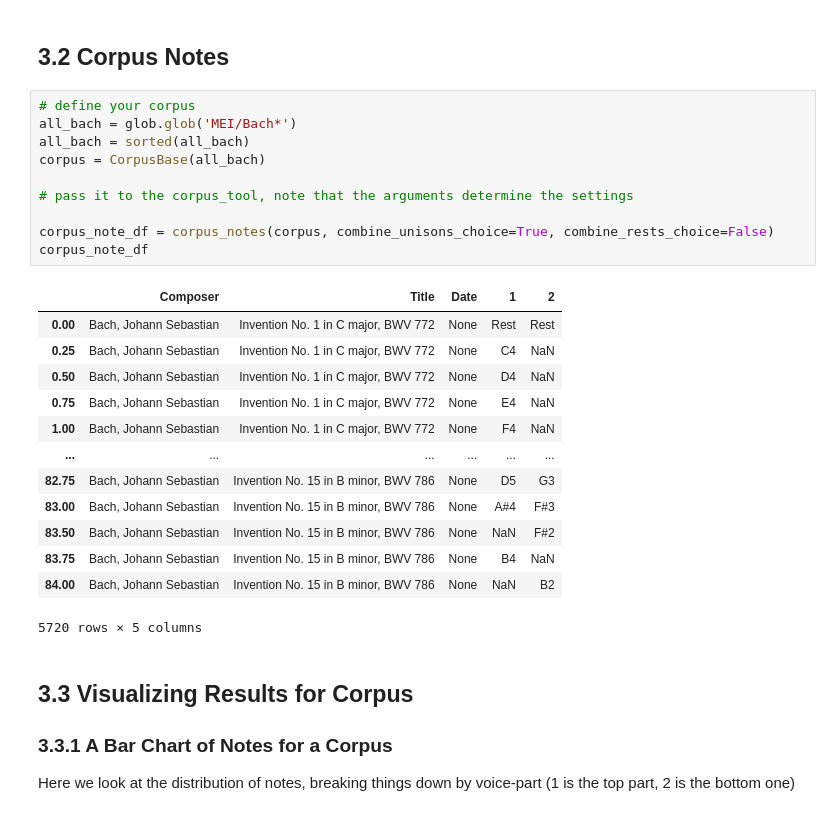
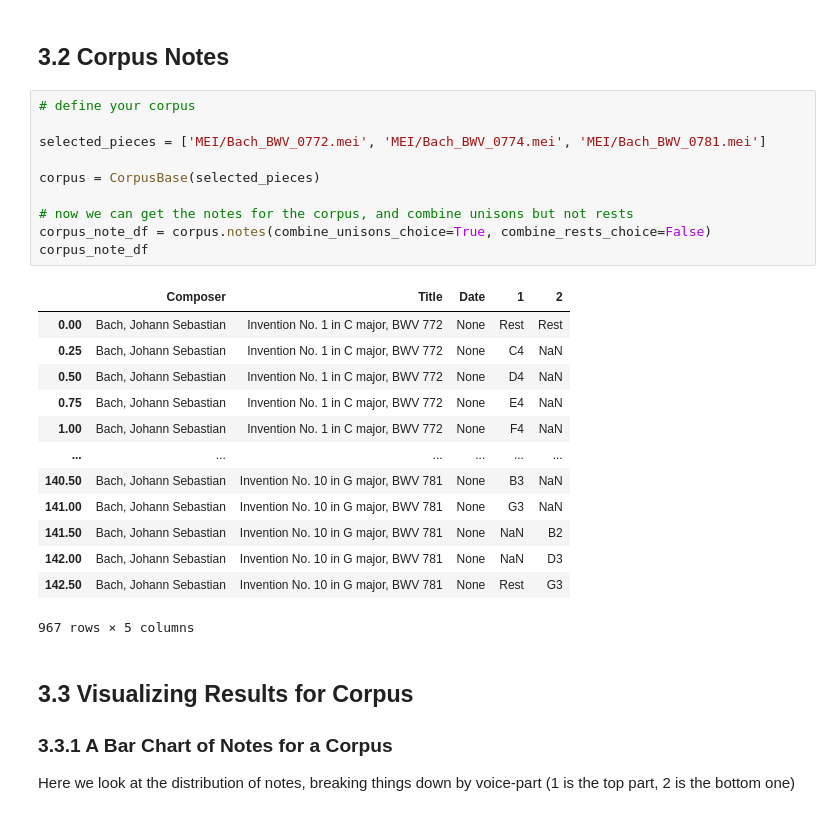
Before and after one commit to RichardFreedman/Heidelberg_Class, a Jupyter notebook: 04 MEI M21 CRIM Intervals/CRIM_Intervals_Duos.ipynb, the cells around one changed output. Cells and saved outputs as stored; diff of their text form.

```diff
--- a/04 MEI M21 CRIM Intervals/CRIM_Intervals_Duos.ipynb
+++ b/04 MEI M21 CRIM Intervals/CRIM_Intervals_Duos.ipynb
@@ -741,28 +757,28 @@ Here are all the corpus tools, in brief:
 ## 3.2  Corpus Notes
 # %%
 # define your corpus
-all_bach = glob.glob('MEI/Bach*')
-all_bach = sorted(all_bach)
-corpus = CorpusBase(all_bach)
 
-# pass it to the corpus_tool, note that the arguments determine the settings
+selected_pieces = ['MEI/Bach_BWV_0772.mei', 'MEI/Bach_BWV_0774.mei', 'MEI/Bach_BWV_0781.mei']
 
-corpus_note_df = corpus_notes(corpus, combine_unisons_choice=True, combine_rests_choice=False)
+corpus = CorpusBase(selected_pieces)
+
+# now we can get the notes for the corpus, and combine unisons but not rests
+corpus_note_df = corpus.notes(combine_unisons_choice=True, combine_rests_choice=False)
 corpus_note_df
 # %% [output]
 |  | Composer | Title | Date | 1 | 2 |
 | 0.00 | Bach, Johann Sebastian | Invention No. 1 in C major, BWV 772 | None | Rest | Rest |
 | 0.25 | Bach, Johann Sebastian | Invention No. 1 in C major, BWV 772 | None | C4 | NaN |
 | 0.50 | Bach, Johann Sebastian | Invention No. 1 in C major, BWV 772 | None | D4 | NaN |
 | 0.75 | Bach, Johann Sebastian | Invention No. 1 in C major, BWV 772 | None | E4 | NaN |
 | 1.00 | Bach, Johann Sebastian | Invention No. 1 in C major, BWV 772 | None | F4 | NaN |
 | ... | ... | ... | ... | ... | ... |
-| 82.75 | Bach, Johann Sebastian | Invention No. 15 in B minor, BWV 786 | None | D5 | G3 |
-| 83.00 | Bach, Johann Sebastian | Invention No. 15 in B minor, BWV 786 | None | A#4 | F#3 |
-| 83.50 | Bach, Johann Sebastian | Invention No. 15 in B minor, BWV 786 | None | NaN | F#2 |
-| 83.75 | Bach, Johann Sebastian | Invention No. 15 in B minor, BWV 786 | None | B4 | NaN |
-| 84.00 | Bach, Johann Sebastian | Invention No. 15 in B minor, BWV 786 | None | NaN | B2 |
+| 140.50 | Bach, Johann Sebastian | Invention No. 10 in G major, BWV 781 | None | B3 | NaN |
+| 141.00 | Bach, Johann Sebastian | Invention No. 10 in G major, BWV 781 | None | G3 | NaN |
+| 141.50 | Bach, Johann Sebastian | Invention No. 10 in G major, BWV 781 | None | NaN | B2 |
+| 142.00 | Bach, Johann Sebastian | Invention No. 10 in G major, BWV 781 | None | NaN | D3 |
+| 142.50 | Bach, Johann Sebastian | Invention No. 10 in G major, BWV 781 | None | Rest | G3 |
-5720 rows × 5 columns
+967 rows × 5 columns
 # %% [markdown]
 ## 3.3 Visualizing Results for Corpus
 
```
Also changed, not shown: parts of 12 cells of this notebook, 1 other file.
